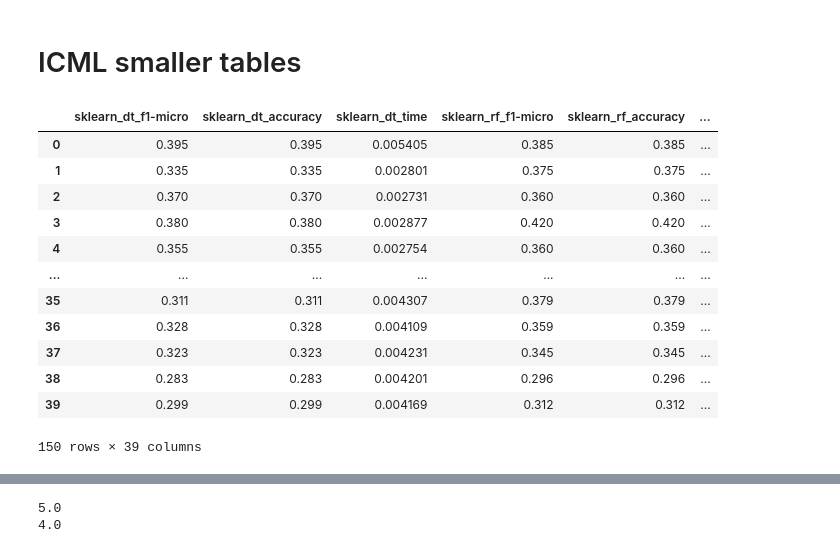
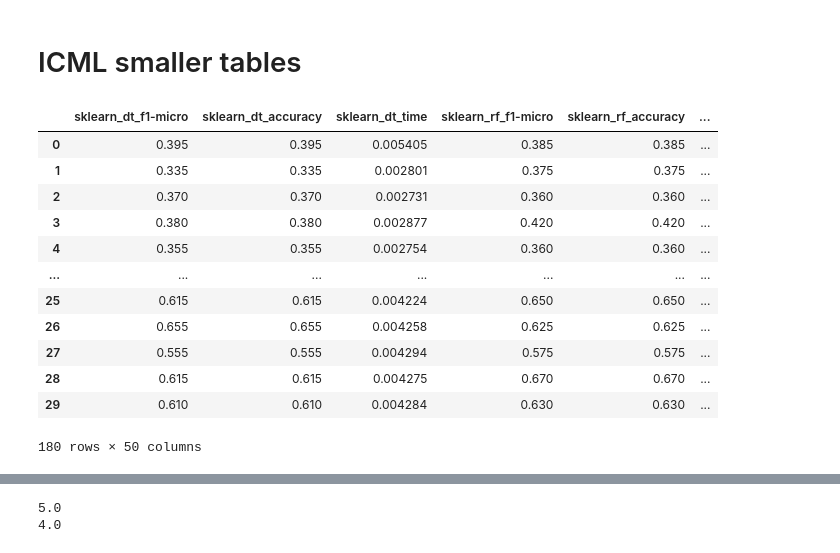
Before and after one commit to dydact/manify, a Jupyter notebook: notebooks/32_big_table.ipynb, the cells around one changed output, grey strips where cells are left out. Cells and saved outputs as stored; diff of their text form; code cells hidden in the pictures.

Commit message:
ICML final (?) benchmarks

```diff
--- a/notebooks/32_big_table.ipynb
+++ b/notebooks/32_big_table.ipynb
@@ -78,6 +78,32 @@ reg_sig["dataset"] = "Gaussian"
 # land_water["task"] = "C"
 # land_water["signature"] = "$\\S{2}$"
 # land_water["dataset"] = "Landmasses"
+
+empirical = pd.read_table("../data/results_icml/all_nn_empirical.tsv")
+empirical["table"] = "Other"
+empirical_c = empirical[empirical["dataset"].isin(["landmasses", "neuron_33", "neuron_46"])]
+empirical_c["task"] = "C"
+empirical_r = empirical[empirical["dataset"].isin(["temperature", "traffic"])]
+empirical_r["task"] = "R"
+# Put in signatures
+empirical_sigdict = {
+    "landmasses": "$\\S{2}$",
+    "neuron_33": "$(\\S{1})^{10}$",
+    "neuron_46": "$(\\S{1})^{10}$",
+    "temperature": "$\\S{2}\\S{1}$",
+    "traffic": "$\\E{1}(\\S{1})^4$",
+}
+empirical_c["signature"] = empirical_c["dataset"].map(empirical_sigdict)
+empirical_r["signature"] = empirical_r["dataset"].map(empirical_sigdict)
+empirical_namedict = {
+    "landmasses": "Landmasses",
+    "neuron_33": "Neuron 33",
+    "neuron_46": "Neuron 46",
+    "temperature": "Temperature",
+    "traffic": "Traffic",
+}
+empirical_c["dataset"] = empirical_c["dataset"].map(empirical_namedict)
+empirical_r["dataset"] = empirical_r["dataset"].map(empirical_namedict)
 
 # Graph datasets - only keep lowest d_avg
 # graph_task_dict = {
@@ -521,28 +564,29 @@ Name: count, dtype: int64
 # %%
 all_c = pd.concat(
     [
         class_sig,
         graphs_c,
-        vae
+        vae,
+        empirical_c
     ]
 )
 all_c = all_c.drop(columns=["embedding", "seed", "trial", "task"])
 # all_c = all_c[[c for c in all_c.columns if "accuracy" in c]]
 all_c
 # %% [output]
 |  | sklearn_dt_f1-micro | sklearn_dt_accuracy | sklearn_dt_time | sklearn_rf_f1-micro | sklearn_rf_accuracy | ... |
 | 0 | 0.395 | 0.395 | 0.005405 | 0.385 | 0.385 | ... |
 | 1 | 0.335 | 0.335 | 0.002801 | 0.375 | 0.375 | ... |
 | 2 | 0.370 | 0.370 | 0.002731 | 0.360 | 0.360 | ... |
 | 3 | 0.380 | 0.380 | 0.002877 | 0.420 | 0.420 | ... |
 | 4 | 0.355 | 0.355 | 0.002754 | 0.360 | 0.360 | ... |
 | ... | ... | ... | ... | ... | ... | ... |
-| 35 | 0.311 | 0.311 | 0.004307 | 0.379 | 0.379 | ... |
-| 36 | 0.328 | 0.328 | 0.004109 | 0.359 | 0.359 | ... |
-| 37 | 0.323 | 0.323 | 0.004231 | 0.345 | 0.345 | ... |
-| 38 | 0.283 | 0.283 | 0.004201 | 0.296 | 0.296 | ... |
-| 39 | 0.299 | 0.299 | 0.004169 | 0.312 | 0.312 | ... |
+| 25 | 0.615 | 0.615 | 0.004224 | 0.650 | 0.650 | ... |
+| 26 | 0.655 | 0.655 | 0.004258 | 0.625 | 0.625 | ... |
+| 27 | 0.555 | 0.555 | 0.004294 | 0.575 | 0.575 | ... |
+| 28 | 0.615 | 0.615 | 0.004275 | 0.670 | 0.670 | ... |
+| 29 | 0.610 | 0.610 | 0.004284 | 0.630 | 0.630 | ... |
-150 rows × 39 columns
+180 rows × 50 columns
 # %%
 # Function to format a LaTeX cell with mean ± SE and symbols
 def format_latex_cell(mean, se, bold=False, underline=False, regression=False):
```
Also changed, not shown: parts of 6 cells of this notebook, 8 other files.
